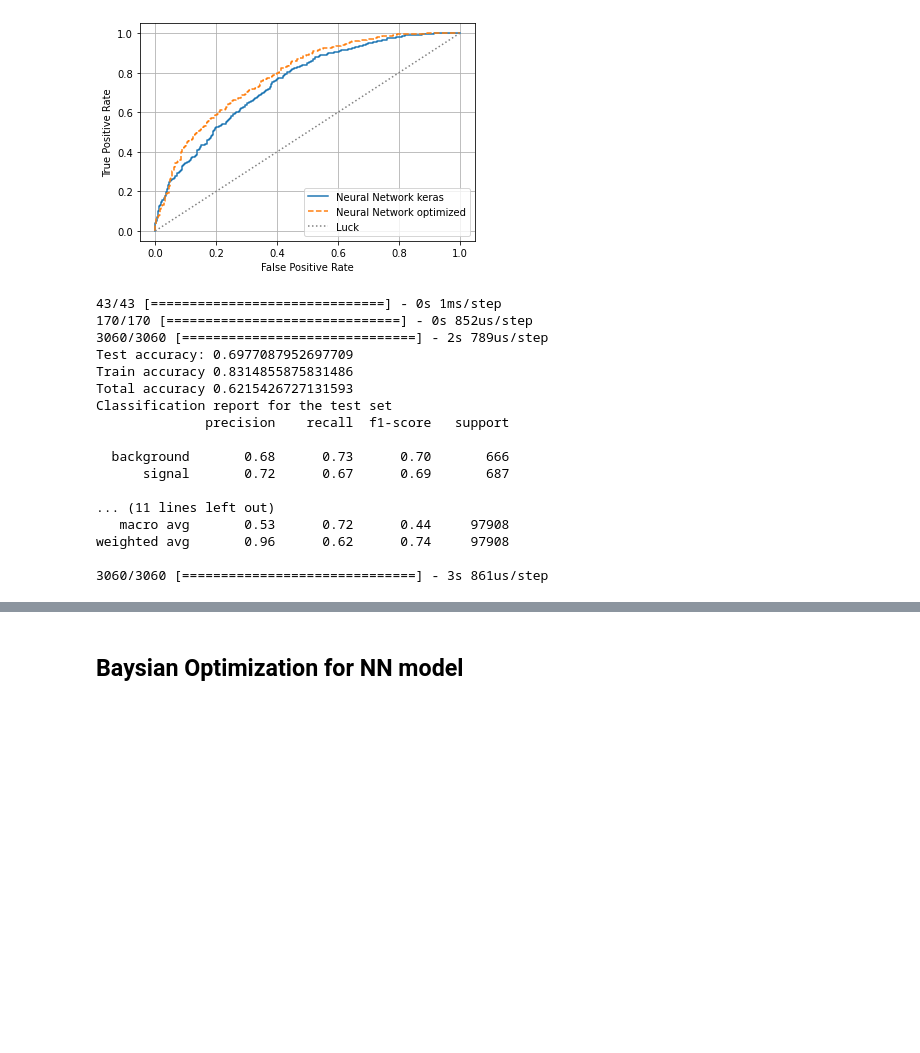
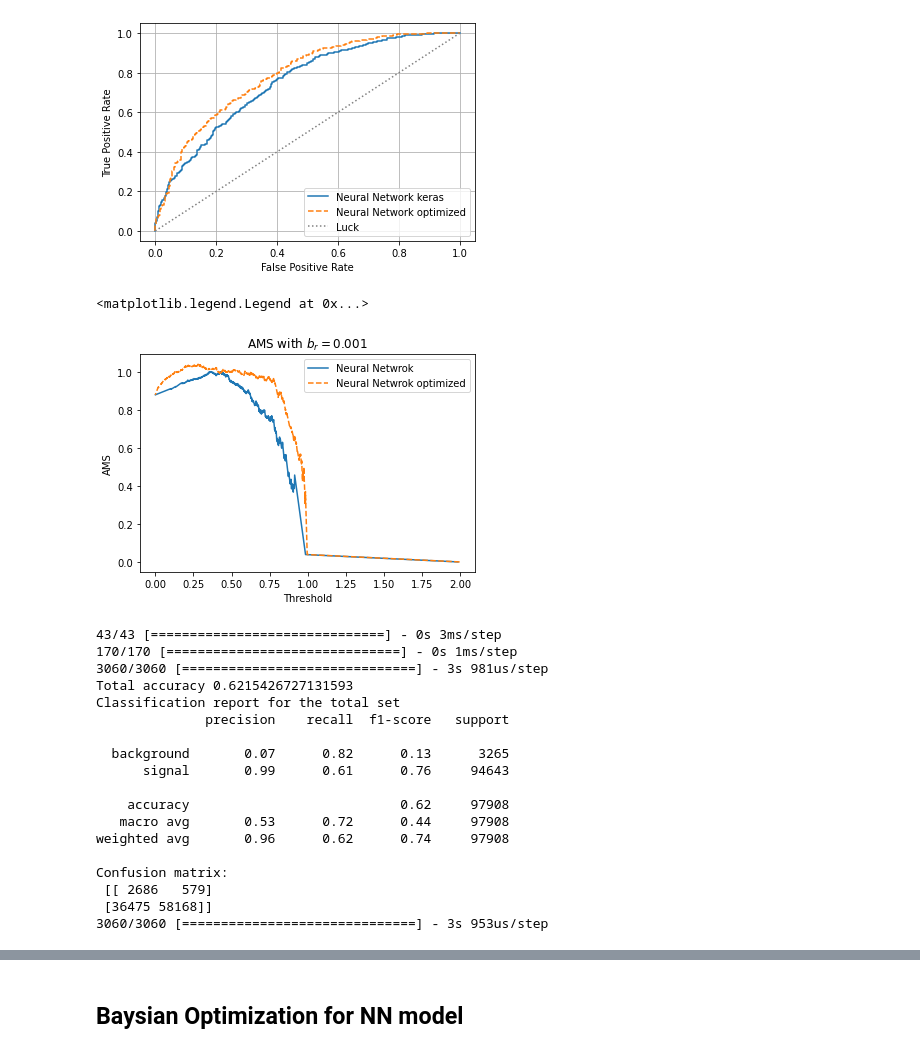
Before and after one commit to mghasemi19/TopFC, a Jupyter notebook: BDT_weight/NN_TopFC_main_bkg_analysis.ipynb, the cells around one changed output, grey strips where cells are left out. Drawn from its saved outputs; the diff is of its cells as text; code cells hidden in the pictures; blank space fills up the shorter version.

Commit message:
Add AMS plots for both NN and RF

```diff
--- a/BDT_weight/NN_TopFC_main_bkg_analysis.ipynb
+++ b/BDT_weight/NN_TopFC_main_bkg_analysis.ipynb
@@ -765,6 +765,23 @@ plt.legend() # add a legend
 # %% [output]
 <matplotlib.legend.Legend at 0x...>
 [figure]
+# %%
+# plot AMS
+def AMS(tpr, fpr, b_reg): # define function to calculate AMS
+    return np.sqrt(2*((tpr+fpr+b_reg)*np.log(1+tpr/(fpr+b_reg))-tpr)) # equation for AMS
+
+ams_nn = AMS(tpr_nn, fpr_nn, 0.001) # get AMS for NN classifier
+ams_nn_opt = AMS(tpr_nn_opt, fpr_nn_opt, 0.001) # get AMS for NN-opt classifier
+
+plt.plot(thresholds_nn, ams_nn, label="Neural Netwrok")  # plot NN AMS
+plt.plot(thresholds_nn_opt, ams_nn_opt, linestyle='dashed', label="Neural Netwrok optimized")  # plot NN-opt AMS
+plt.xlabel("Threshold")  # x-axis label
+plt.ylabel("AMS")  # y-axis label
+plt.title("AMS with $b_r=0.001$")  # add plot title
+plt.legend()  # add legend
+# %% [output]
+<matplotlib.legend.Legend at 0x...>
+[figure, added]
 # %%
 filename = {
     'ttbar':'/Users/mghasemi/Desktop/IPM/plotter/newtrees/ttbar.root',
@@ -809,39 +826,44 @@ Y = dataset[:,NDIM]
 #X_train_val = scaler.transform(X_train_val)
 #X_test = scaler.transform(X_test)
 # %%
-y_pred_RF_opt = opt_model.predict(X_test).round() # make predictions on the test data
-y_pred_RF_train_opt = opt_model.predict(X_train_val).round()
-y_pred_RF_tot_opt = opt_model.predict(scaler.transform(X)).round()
+y_pred_NN_opt = opt_model.predict(X_test).round() # make predictions on the test data
+y_pred_NN_train_opt = opt_model.predict(X_train_val).round()
+y_pred_NN_tot_opt = opt_model.predict(scaler.transform(X)).round()
 
 # See how well the classifier does, Acc = correct data / tot data
 # The accuracy score is defined as the ratio of correctly identified data points to all data points.
-print("Test accuracy:", accuracy_score(Y_test, y_pred_RF_opt))
-print("Train accuracy", accuracy_score(Y_train_val, y_pred_RF_train_opt))
-print("Total accuracy", accuracy_score(Y, y_pred_RF_tot_opt))
+#print("Test accuracy:", accuracy_score(Y_test, y_pred_NN_opt))
+#print("Train accuracy", accuracy_score(Y_train_val, y_pred_NN_train_opt))
+print("Total accuracy", accuracy_score(Y, y_pred_NN_tot_opt))
 
-print("Classification report for the test set")
-print(classification_report(Y_test.round(), y_pred_RF_opt.round(), target_names=['background', 'signal']))
+#print("Classification report for the test set")
+#print(classification_report(Y_test.round(), y_pred_NN_opt.round(), target_names=['background', 'signal']))
 #print("Classification report for the train set")
-#print(classification_report(Y_train_val.round(), y_pred_RF_train.round(), target_names=['background', 'signal']))
+#print(classification_report(Y_train_val.round(), y_pred_NN_train.round(), target_names=['background', 'signal']))
 print("Classification report for the total set")
-print(classification_report(Y.round(), y_pred_RF_tot_opt.round(), target_names=['background', 'signal']))
+print(classification_report(Y.round(), y_pred_NN_tot_opt.round(), target_names=['background', 'signal']))
 
-df_all['dense_RF_opt'] = opt_model.predict(scaler.transform(X)).round() # add prediction to array
+print("Confusion matrix:\n", confusion_matrix(Y.round(), y_pred_NN_tot_opt.round()))
+
+fpr_nn_opt_tot, tpr_nn_opt_tot, thresholds_nn_opt_tot = roc_curve(Y, y_pred_NN_tot_opt.round()) # get FPRs, TPRs and thresholds for neural network
+
+df_all['dense_NN_opt'] = opt_model.predict(scaler.transform(X)).round() # add prediction to array
 # %% [output]
-43/43 [==============================] - 0s 1ms/step
-170/170 [==============================] - 0s 852us/step
-3060/3060 [==============================] - 2s 789us/step
-Test accuracy: 0.6977087952697709
-Train accuracy 0.8314855875831486
+43/43 [==============================] - 0s 3ms/step
+170/170 [==============================] - 0s 1ms/step
+3060/3060 [==============================] - 3s 981us/step
 Total accuracy 0.6215426727131593
-Classification report for the test set
+Classification report for the total set
               precision    recall  f1-score   support
 
-  background       0.68      0.73      0.70       666
-      signal       0.72      0.67      0.69       687
+  background       0.07      0.82      0.13      3265
+      signal       0.99      0.61      0.76     94643
 
-... (11 lines left out)
+    accuracy                           0.62     97908
    macro avg       0.53      0.72      0.44     97908
 weighted avg       0.96      0.62      0.74     97908
 
-3060/3060 [==============================] - 3s 861us/step
+Confusion matrix:
+ [[ 2686   579]
+ [36475 58168]]
+3060/3060 [==============================] - 3s 953us/step
```
Also changed, not shown: parts of 10 cells of this notebook, 1 other file.
